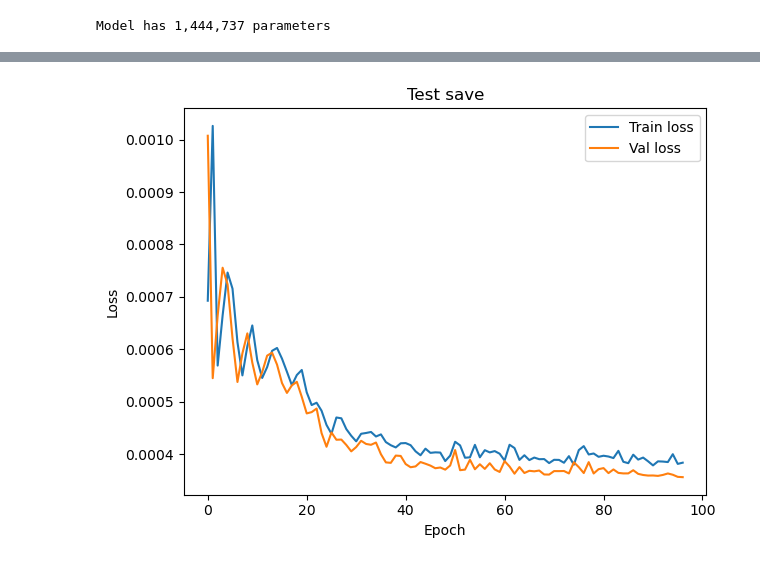
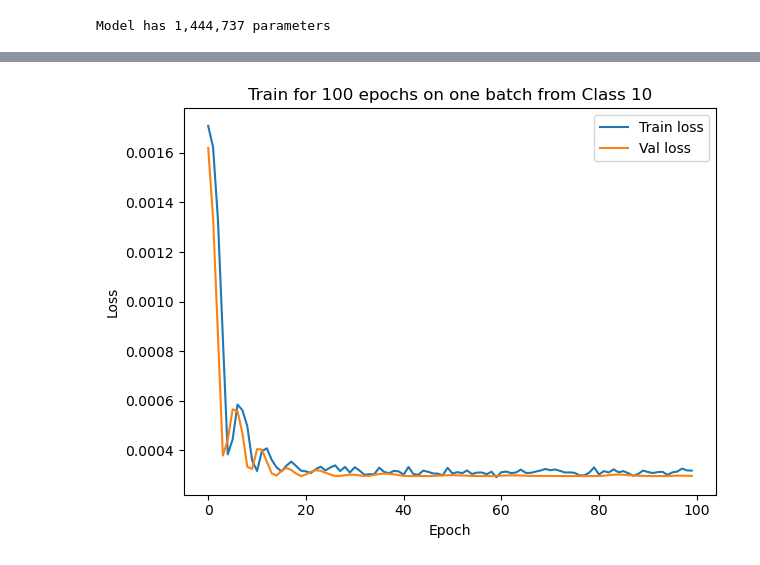
Before and after one commit to popastefan10/DeepAD, a Jupyter notebook: notebooks/trainer.ipynb, the cells around one changed output, grey strips where cells are left out. Saved outputs shown, nothing was run; the diff lists cells and outputs as text; code cells hidden in the pictures.

```diff
--- a/notebooks/trainer.ipynb
+++ b/notebooks/trainer.ipynb
@@ -38,12 +38,14 @@ test_dataloader = DataLoader(test_dataset, batch_size=config.batch_size, shuffle
 # %%
 # Create the trainer
+run_name = f"class_10_1_batch_100_epochs_{config.loss_type}_batch_{config.batch_size}_nw_4"
+print(f"Run name: {run_name}")
 trainer = Trainer(
     config,
     model,
     train_dataloader,
     val_dataloader,
-    run_name="test_save",
+    run_name=run_name,
     train_epochs=100,
     limit_batches=1,
-    save_epochs=[5, 10],
+    save_epochs=[100],
 )
@@ -78,14 +66,14 @@ optimizer_best = create_optimizer(model_best, config)
 model_best, optimizer_best, train_losses, val_losses, epoch = SaveManager.load_checkpoint(
     model=model_best,
     optimizer=optimizer_best,
-    path=SaveManager.get_checkpoint_path(config, name="test_save_best"),
+    path=SaveManager.get_checkpoint_path(config, run_name=run_name, name="epoch_100"),
 )
 # %%
 # Plot the losses
 %matplotlib inline
-plot_losses(torch.asarray(train_losses), torch.asarray(val_losses), title="Test save", save_path="../save.plots/losses.png")
+plot_losses(torch.asarray(train_losses), torch.asarray(val_losses), title="Train for 100 epochs on one batch from Class 10", save_path=f"../save/plots/{run_name}.png")
 # %% [output]
-[figure, old version]
+[figure, new version]
 # %%
 def flatten(xs):
     return [x for ys in xs for x in ys]
```
Also changed, not shown: parts of 7 cells of this notebook, 8 other files.
